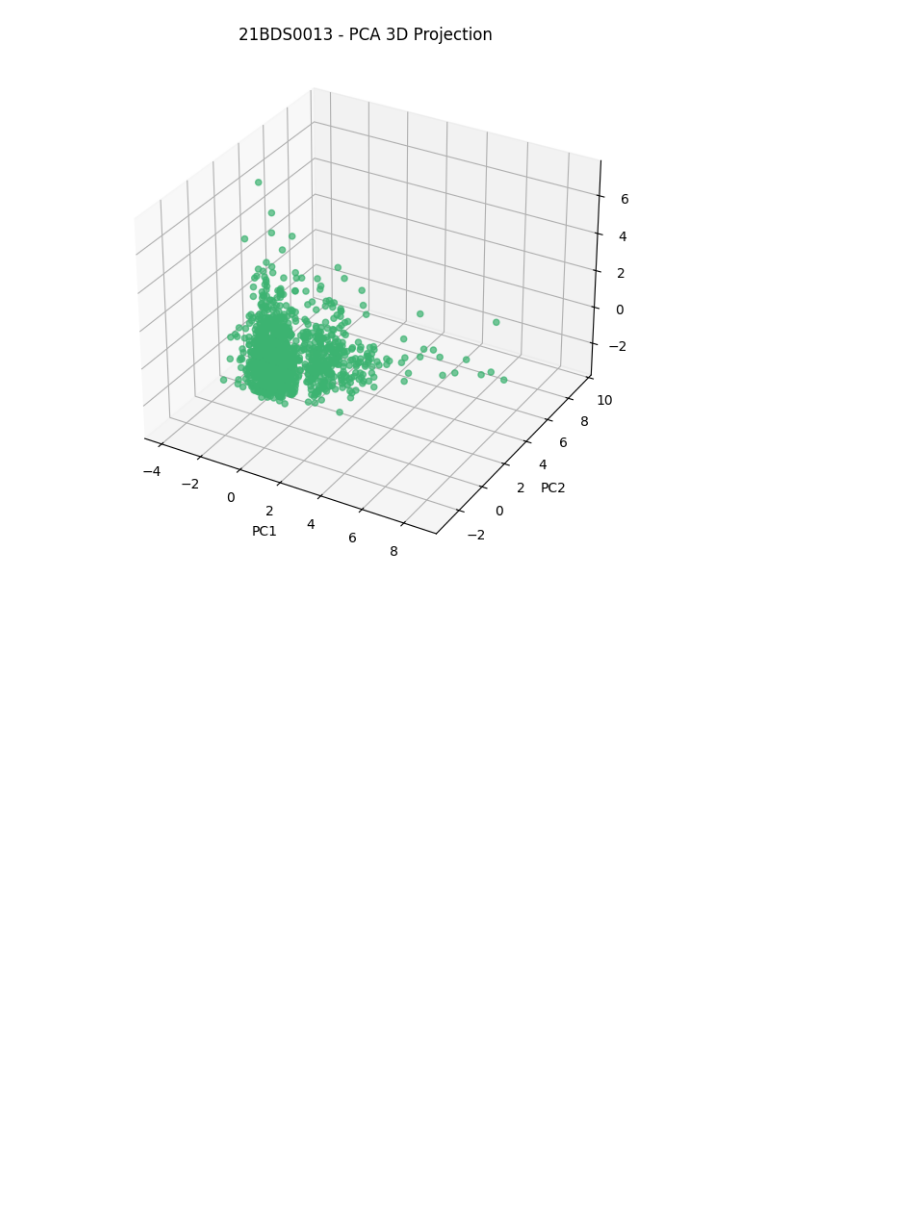
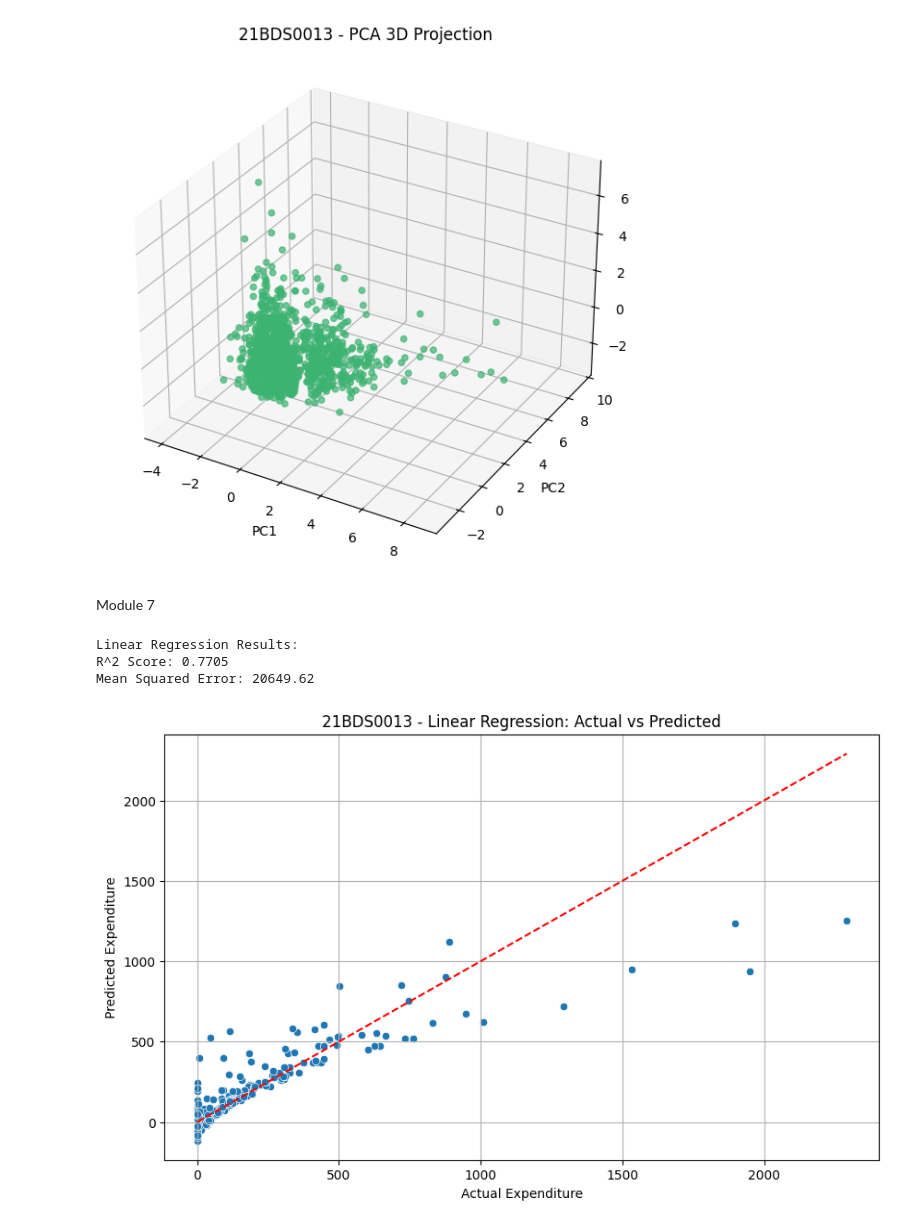
Before and after one commit to harshrjain/EDA, a Jupyter notebook: 21BDS0013.ipynb, the cells around one changed output. Saved outputs shown, nothing was run; the diff lists cells and outputs as text; code cells hidden in the pictures; blank space fills up the shorter version.

```diff
--- a/21BDS0013.ipynb
+++ b/21BDS0013.ipynb
@@ -898,3 +896,46 @@ ax.set_title('21BDS0013 - PCA 3D Projection')
 plt.show()
 # %% [output]
 [figure]
+# %% [markdown]
+Module 7
+# %%
+#1. Linear Regression Model (Predicting expenditure)
+from sklearn.linear_model import LinearRegression
+from sklearn.model_selection import train_test_split
+from sklearn.metrics import mean_squared_error, r2_score
+
+# Preprocessing: Convert categorical variables
+df['owner'] = df['owner'].map({'yes': 1, 'no': 0})
+df['selfemp'] = df['selfemp'].map({'yes': 1, 'no': 0})
+
+# Select features and target
+X_lin = df[['reports', 'age', 'income', 'share', 'owner', 'selfemp', 'dependents', 'months', 'majorcards', 'active']]
+y_lin = df['expenditure']
+
+X_train, X_test, y_train, y_test = train_test_split(X_lin, y_lin, test_size=0.2, random_state=42)
+
+lin_reg = LinearRegression()
+lin_reg.fit(X_train, y_train)
+y_pred = lin_reg.predict(X_test)
+
+print("Linear Regression Results:")
+print(f"R^2 Score: {r2_score(y_test, y_pred):.4f}")
+print(f"Mean Squared Error: {mean_squared_error(y_test, y_pred):.2f}")
+# %% [output]
+Linear Regression Results:
+R^2 Score: 0.7705
+Mean Squared Error: 20649.62
+# %%
+import matplotlib.pyplot as plt
+import seaborn as sns
+
+plt.figure(figsize=(10, 6))
+sns.scatterplot(x=y_test, y=y_pred)
+plt.plot([y_test.min(), y_test.max()], [y_test.min(), y_test.max()], 'r--')  # reference line
+plt.xlabel('Actual Expenditure')
+plt.ylabel('Predicted Expenditure')
+plt.title('21BDS0013 - Linear Regression: Actual vs Predicted')
+plt.grid(True)
+plt.show()
+# %% [output]
+[figure, added]
```
Also changed, not shown: parts of 4 cells of this notebook.
